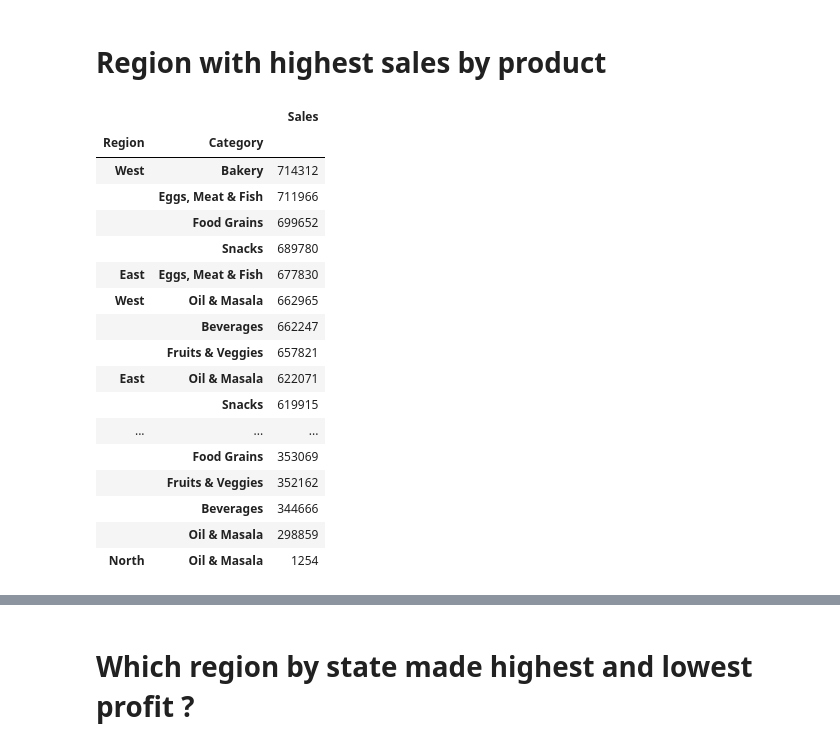
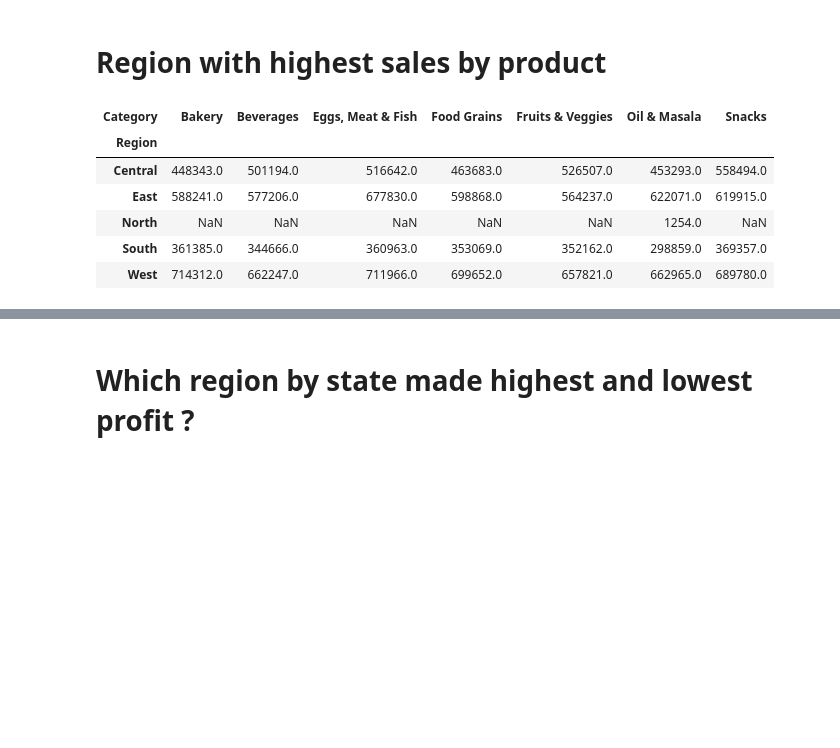
Before and after one commit to godwinnwalozie/Cricket--Every-International-Innings--1981-2022-, a Jupyter notebook: supermarket.ipynb, the cells around one changed output, grey strips where cells are left out. Drawn from its saved outputs; the diff is of its cells as text; code cells hidden in the pictures; blank space fills up the shorter version.

```diff
--- a/supermarket.ipynb
+++ b/supermarket.ipynb
@@ -97,26 +98,15 @@ profitable_prod.plot( ax = ax, kind = 'bar', color = 'green', ylabel =\
 # %% [markdown]
 # Region with highest sales by product
 # %%
-rsp =record.loc[:,["Region","Category","Sales"]].groupby(["Region","Category"]).sum().sort_values("Sales",ascending = False)
-rsp
+rhs = record.loc[:,["Region","Category","Sales"]].pivot_table(index = "Region", columns ="Category", values ="Sales", aggfunc= "sum")
+rhs
 # %% [output]
-|  |  | Sales |
-| Region | Category |  |
-| West | Bakery | 714312 |
-|  | Eggs, Meat & Fish | 711966 |
-|  | Food Grains | 699652 |
-|  | Snacks | 689780 |
-| East | Eggs, Meat & Fish | 677830 |
-| West | Oil & Masala | 662965 |
-|  | Beverages | 662247 |
-|  | Fruits & Veggies | 657821 |
-| East | Oil & Masala | 622071 |
-|  | Snacks | 619915 |
-| ... | ... | ... |
-|  | Food Grains | 353069 |
-|  | Fruits & Veggies | 352162 |
-|  | Beverages | 344666 |
-|  | Oil & Masala | 298859 |
-| North | Oil & Masala | 1254 |
+| Category | Bakery | Beverages | Eggs, Meat & Fish | Food Grains | Fruits & Veggies | Oil & Masala | Snacks |
+| Region |  |  |  |  |  |  |  |
+| Central | 448343.0 | 501194.0 | 516642.0 | 463683.0 | 526507.0 | 453293.0 | 558494.0 |
+| East | 588241.0 | 577206.0 | 677830.0 | 598868.0 | 564237.0 | 622071.0 | 619915.0 |
+| North | NaN | NaN | NaN | NaN | NaN | 1254.0 | NaN |
+| South | 361385.0 | 344666.0 | 360963.0 | 353069.0 | 352162.0 | 298859.0 | 369357.0 |
+| West | 714312.0 | 662247.0 | 711966.0 | 699652.0 | 657821.0 | 662965.0 | 689780.0 |
 # %%
 fig,ax = plt.subplots(figsize = (10, 4))
```
Also changed, not shown: parts of 13 cells of this notebook.
